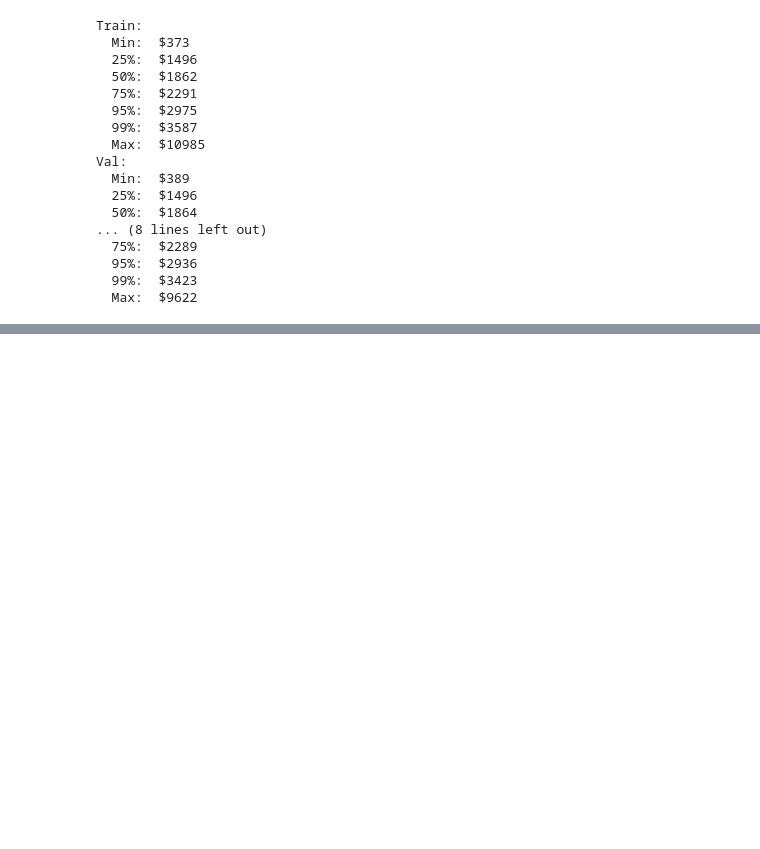
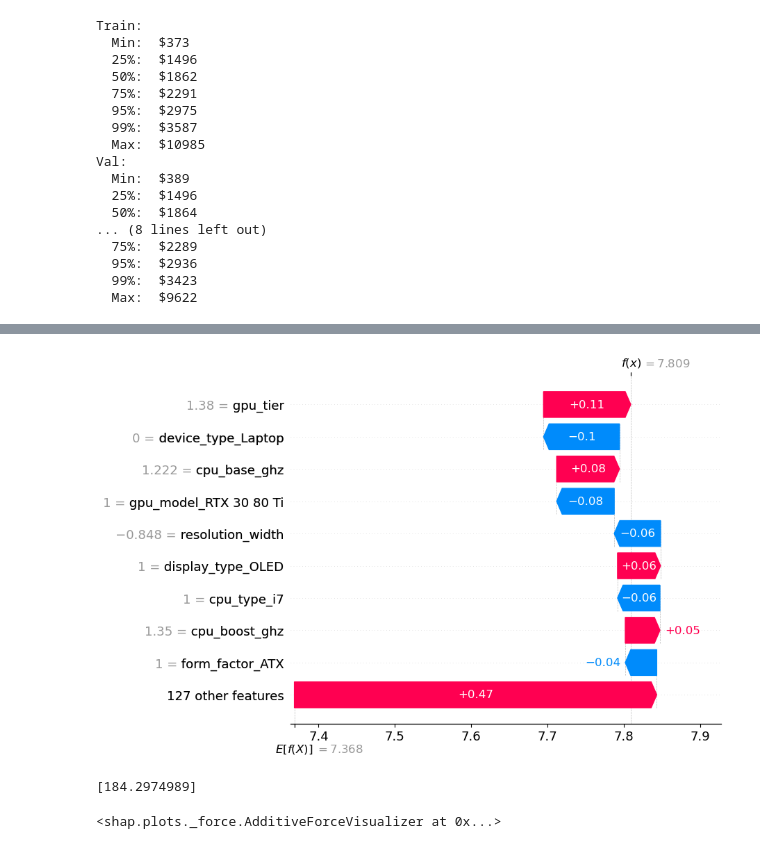
Before and after one commit to aQulionnn/computer-price-prediction, a Jupyter notebook: notebooks/stratified_analysis.ipynb, the cells around one changed output, grey strips where cells are left out. Cells and saved outputs as stored; diff of their text form; code cells hidden in the pictures; blank space fills up the shorter version.

Commit message:
feat: analyse feature importance via shap

```diff
--- a/notebooks/stratified_analysis.ipynb
+++ b/notebooks/stratified_analysis.ipynb
@@ -201,0 +210,23 @@ Val:
+# %%
+explainer = shap.Explainer(model, X_train)
+shap_values = explainer(X_test[:200], silent=True)
+
+feature_names = (
+    list(preprocessor.named_transformers_['standardscaler'].get_feature_names_out()) +
+    list(preprocessor.named_transformers_['onehotencoder'].get_feature_names_out())
+)
+# %%
+shap_values.feature_names = feature_names
+
+shap.plots.waterfall(shap_values[0], max_display=10)
+# %% [output]
+[figure, added]
+# %%
+base_value = np.exp(shap_values.base_values[0])
+print(base_value * (np.exp(0.11) - 1))
+# %% [output]
+[184.2974989]
+# %%
+shap.plots.force(shap_values[0])
+# %% [output]
+<shap.plots._force.AdditiveForceVisualizer at 0x...>
```
Also changed, not shown: parts of 7 cells of this notebook.
